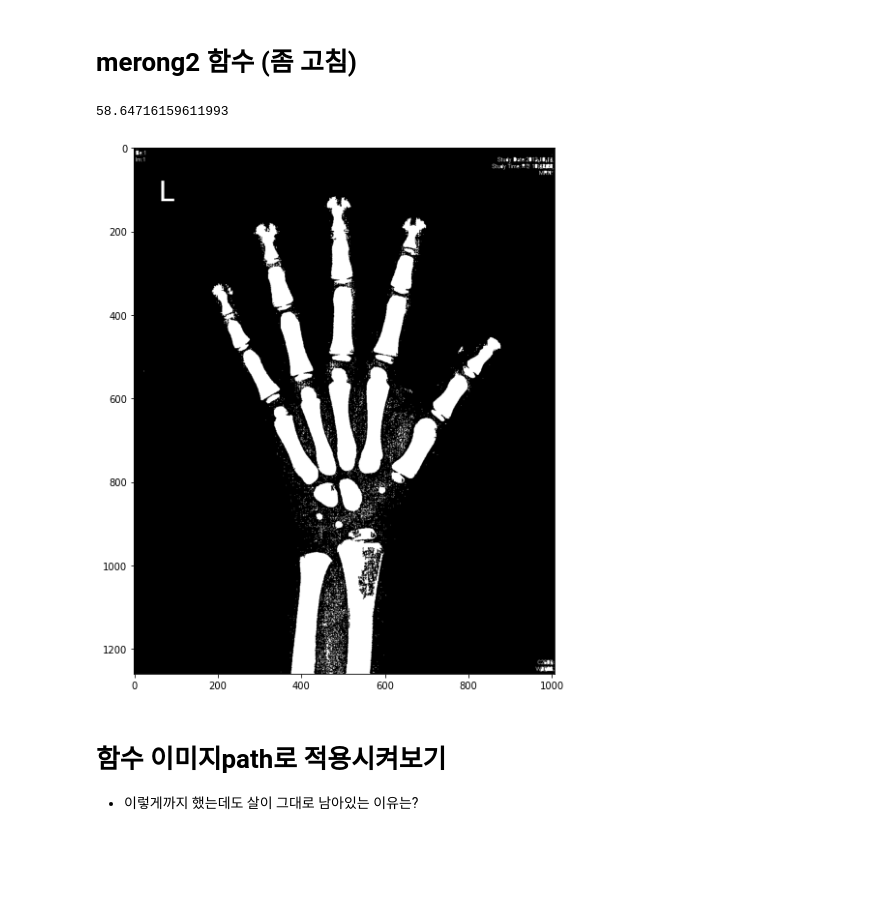
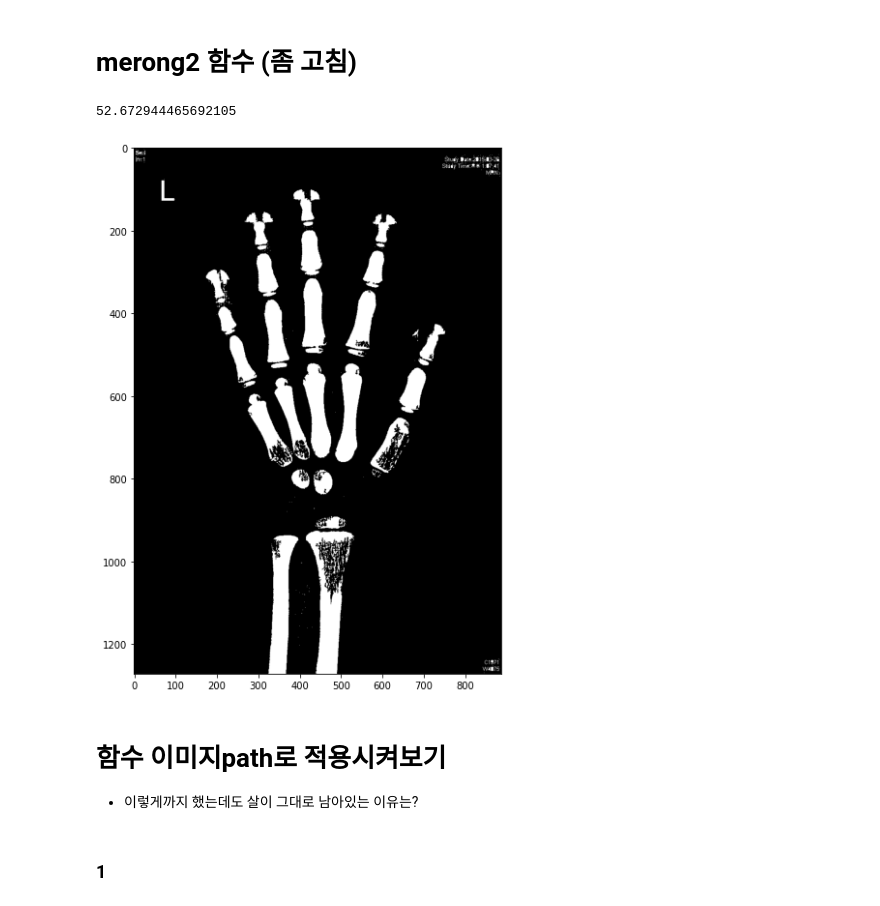
Before and after one commit to kikiru328/Bone_Detection, a Jupyter notebook: 승혜/img_preprocessing_def.ipynb, the cells around one changed output. Saved outputs shown, nothing was run; the diff lists cells and outputs as text; code cells hidden in the pictures; blank space fills up the shorter version.

```diff
--- a/승혜/img_preprocessing_def.ipynb
+++ b/승혜/img_preprocessing_def.ipynb
@@ -164,0 +253,6 @@ mask
+# %%
+img1 = image_dehazer.remove_haze(img)		# Remove Haze
+img1 = image_dehazer.remove_haze(img1)		# Remove Haze
+
+plt.imshow(img1)
+plt.show()
@@ -166,7 +262,7 @@ mask
 # merong2 함수 (좀 고침)
 # %%
 # 이미지 1개 img 적용
-img = cv2.imread('6_F.jpg',cv2.IMREAD_COLOR)
+img = cv2.imread('8_F.jpg',cv2.IMREAD_COLOR)
 # %%
 ## 메롱두번쨰
 # 이미지 전처리 함수 (img, 모폴로지값1, 2,3)
@@ -176,23 +272,25 @@ def merong(img,a,b,d,e):
   img1 = img.copy()
 
   # dehazing (must be a color image)
-  img1 = image_dehazer.remove_haze(img1)		# Remove Haze
+  # img1 = image_dehazer.remove_haze(img1)		# Remove Haze\
+  # img1 = image_dehazer.remove_haze(img1)		# Remove Haze
+  # img1= dehazzz(img1)
 
+  # 이미지 Lab
+  img1 = cv2.cvtColor(img1, cv2.COLOR_RGB2BGR)
+  img1 = cv2.cvtColor(img1, cv2.COLOR_BGR2Lab)
 
-  # # 이미지 Lab
-  # img1 = cv2.cvtColor(img1, cv2.COLOR_RGB2BGR)
-  # img1 = cv2.cvtColor(img1, cv2.COLOR_BGR2Lab)
+  # 모폴리지
+  k = cv2.getStructuringElement(cv2.MORPH_CROSS, (a, a))
+  img1 = cv2.morphologyEx(img1, cv2.MORPH_TOPHAT, k) # 밝기 값이 크게 튀는 곳을 강조
 
-  # # 모폴리지
-  # k = cv2.getStructuringElement(cv2.MORPH_CROSS, (a, a))
-  # img1 = cv2.morphologyEx(img1, cv2.MORPH_TOPHAT, k) # 밝기 값이 크게 튀는 곳을 강조
+  # 필터
+  img1 = cv2.bilateralFilter(img1,-1, d, e)
+  # img1= guided_Fitler(img1, img1, r=3, eps=100)
 
-  # # 필터
-  # img1 = cv2.bilateralFilter(img1,-1, d, e)
-
-  # # Lab to gray for binary
-  # img1 = cv2.cvtColor(img1, cv2.COLOR_Lab2BGR)
-  # img1 = cv2.cvtColor(img1, cv2.COLOR_BGR2GRAY)
+  # Lab to gray for binary
+  img1 = cv2.cvtColor(img1, cv2.COLOR_Lab2BGR)
+  img1 = cv2.cvtColor(img1, cv2.COLOR_BGR2GRAY)
 
   # 정규화
   img1 = cv2.normalize(img1, None, 0, 255, cv2.NORM_MINMAX)
@@ -231,7 +329,7 @@ def merong(img,a,b,d,e):
 
   #### 강 조
   img2 = img.copy()
-  print(img.mean())
+  print(img2.mean())
   # 모폴로지
   k2 = cv2.getStructuringElement(cv2.MORPH_CROSS,(b,b))
   img2 = cv2.morphologyEx(img2, cv2.MORPH_TOPHAT, k2)
@@ -240,46 +338,59 @@ def merong(img,a,b,d,e):
   img2 = cv2.cvtColor(img2, cv2.COLOR_BGR2RGB)
   img2 = cv2.cvtColor(img2, cv2.COLOR_BGR2GRAY)
   # img2= contrast(img2,mask,c)
+  # if img2.mean() <= 15:
+  #     low = img2.mean() * 2.3
+  #     high = img2.mean() * 2.5
+  # elif img2.mean() <= 20:
+  #     low = img2.mean() * 2.3
+  #     high = img2.mean() * 2.8
+  # else:
+  #     low = img2.mean() * 2.3
+  #     high = img2.mean() * 3
   if img2.mean() <= 15:
-      low = img2.mean() * 2.3
-      high = img2.mean() * 2.5
+      low = img2.mean() * 3
+      high = img2.mean() * 3.5
   elif img2.mean() <= 20:
-      low = img2.mean() * 2.3
-      high = img2.mean() * 2.8
+      low = img2.mean() * 3
+      high = img2.mean() * 3.6
   else:
-      low = img2.mean() * 2.3
-      high = img2.mean() * 3
+      low = img2.mean() * 3
+      high = img2.mean() * 3.7
+
 
   img2 = contrast_roi(img2, low, high)
+
 
 
 
   # # 뼈강조하고 마스크랑 비트 연산
   # # 모폴로지
   # k2 = cv2.getStructuringElement(cv2.MORPH_CROSS, (c, c))
   # img = cv2.morphologyEx(img, cv2.MORPH_TOPHAT, k2)
 
 
   # 컨투어
   contours, hierarchy = cv2.findContours(img2, cv2.RETR_EXTERNAL, cv2.CHAIN_APPROX_SIMPLE)
   cv2.drawContours(img2, contours, -1, (255, 255, 255), -1)
 
   # 마스크랑 비트 연산 - 이미지랑 마스크 둘 다에서 흰색인 부분만 출력
   img2 = cv2.bitwise_and(img2, mask)
   # img = cv2.resize(img, (256, 256), interpolation=cv2.INTER_AREA)
   img2 = cv2.cvtColor(img2, cv2.COLOR_GRAY2BGR)
 
   plt.figure(figsize=(12,10))
   plt.imshow(img2,'gray')
   plt.show()
 
-merong(img,55,60,50,25)
+merong(img,60,55,25,10)
 # %% [output]
-58.64716159611993
+52.672944465692105
-[figure, old version]
+[figure, new version]
 # %% [markdown]
 # 함수 이미지path로 적용시켜보기
 - 이렇게까지 했는데도 살이 그대로 남아있는 이유는?
+# %% [markdown]
+### 1
 # %%
 # 이미지 여러개에 함수 적용
 import os
```
Also changed, not shown: parts of 17 cells of this notebook.
